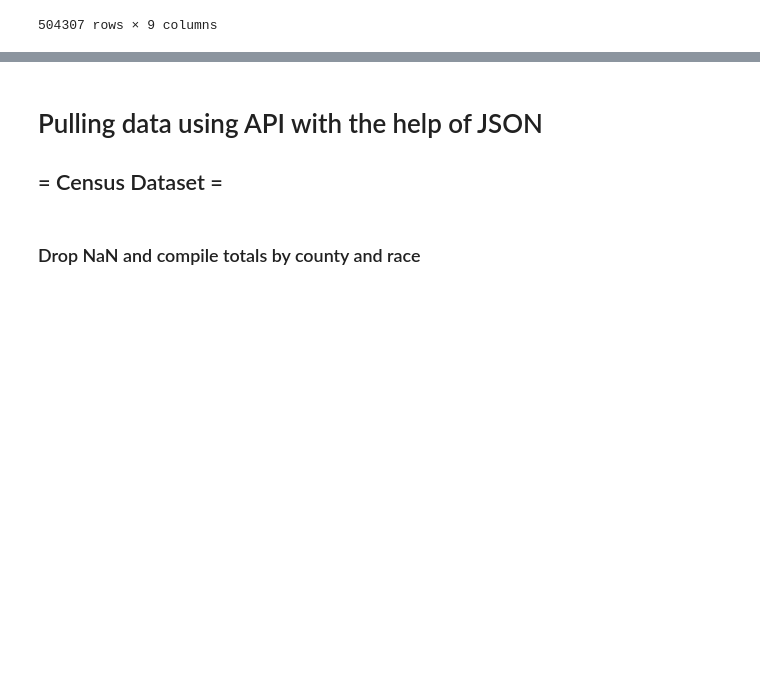
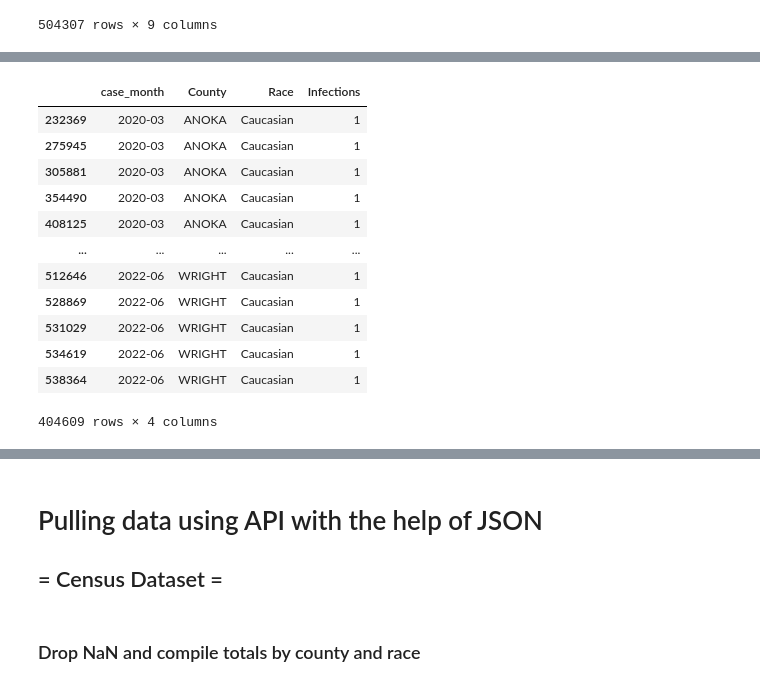
Before and after one commit to tlenzmeier58/Project_1, a Jupyter notebook: working.ipynb, the cells around one changed output, grey strips where cells are left out. Drawn from its saved outputs; the diff is of its cells as text; code cells hidden in the pictures; blank space fills up the shorter version.

```diff
--- a/working.ipynb
+++ b/working.ipynb
@@ -74,0 +113,17 @@ array(['Caucasian', nan, 'Hispanic', 'Asian', 'African American', 'Other',
+# %%
+cdc_df = cdc_df.sort_values(['case_month', 'County'])
+cdc_df
+# %% [output]
+|  | case_month | County | Race | Infections |
+| 232369 | 2020-03 | ANOKA | Caucasian | 1 |
+| 275945 | 2020-03 | ANOKA | Caucasian | 1 |
+| 305881 | 2020-03 | ANOKA | Caucasian | 1 |
+| 354490 | 2020-03 | ANOKA | Caucasian | 1 |
+| 408125 | 2020-03 | ANOKA | Caucasian | 1 |
+| ... | ... | ... | ... | ... |
+| 512646 | 2022-06 | WRIGHT | Caucasian | 1 |
+| 528869 | 2022-06 | WRIGHT | Caucasian | 1 |
+| 531029 | 2022-06 | WRIGHT | Caucasian | 1 |
+| 534619 | 2022-06 | WRIGHT | Caucasian | 1 |
+| 538364 | 2022-06 | WRIGHT | Caucasian | 1 |
+404609 rows × 4 columns
```
Also changed, not shown: parts of 101 cells of this notebook, 3 other files.
